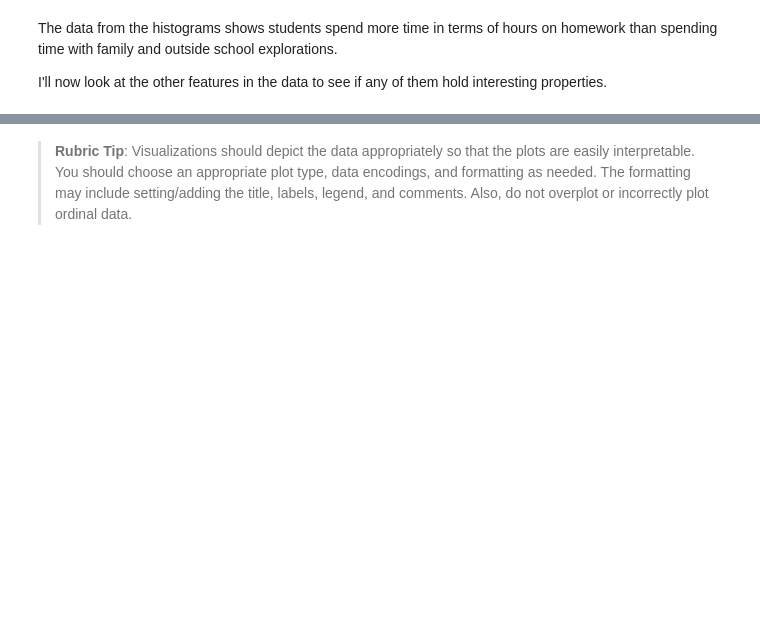
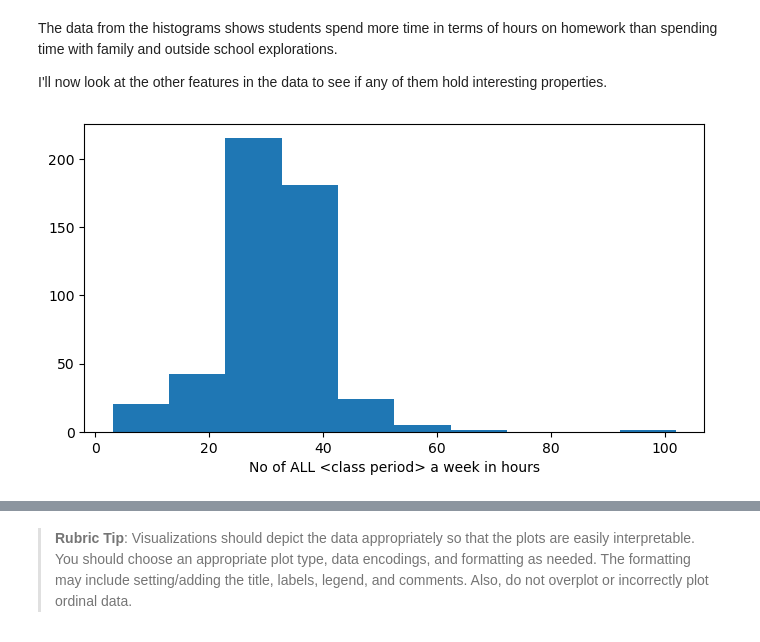
Before and after one commit to henanhasan/visualization_project, a Jupyter notebook: Part_I_exploration.ipynb, the cells around one changed output, grey strips where cells are left out. Cells and saved outputs as stored; diff of their text form; code cells hidden in the pictures; blank space fills up the shorter version.

```diff
--- a/Part_I_exploration.ipynb
+++ b/Part_I_exploration.ipynb
@@ -350,13 +350,15 @@ I'll now look at the other features in the data to see if any of them hold inter
 # %%
 # let's start with the major dimensions of the diamonds, with x, y, and z.
 
-fig, ax = plt.subplots(nrows=3, figsize = [8,8])
+fig = plt.subplots(figsize = [8,4])
 
-variables = ['No of ALL <class period> a week', 'y', 'z']
+variables = ['No of ALL <class period> a week']
 for i in range(len(variables)):
     var = variables[i]
     bins = np.arange(min(outliers_gone[var]), max(outliers_gone[var])+0.2, 0.2)
-    ax[i].hist(data = diamonds, x = var, bins = bins)
-    ax[i].set_xlabel('{} (mm)'.format(var))
+    plt.hist(data = outliers_gone, x = var)
+    plt.xlabel('{} in hours'.format(var))
 
 plt.show()
+# %% [output]
+[figure, added]
```
Also changed, not shown: parts of 4 cells of this notebook, 1 other file.
